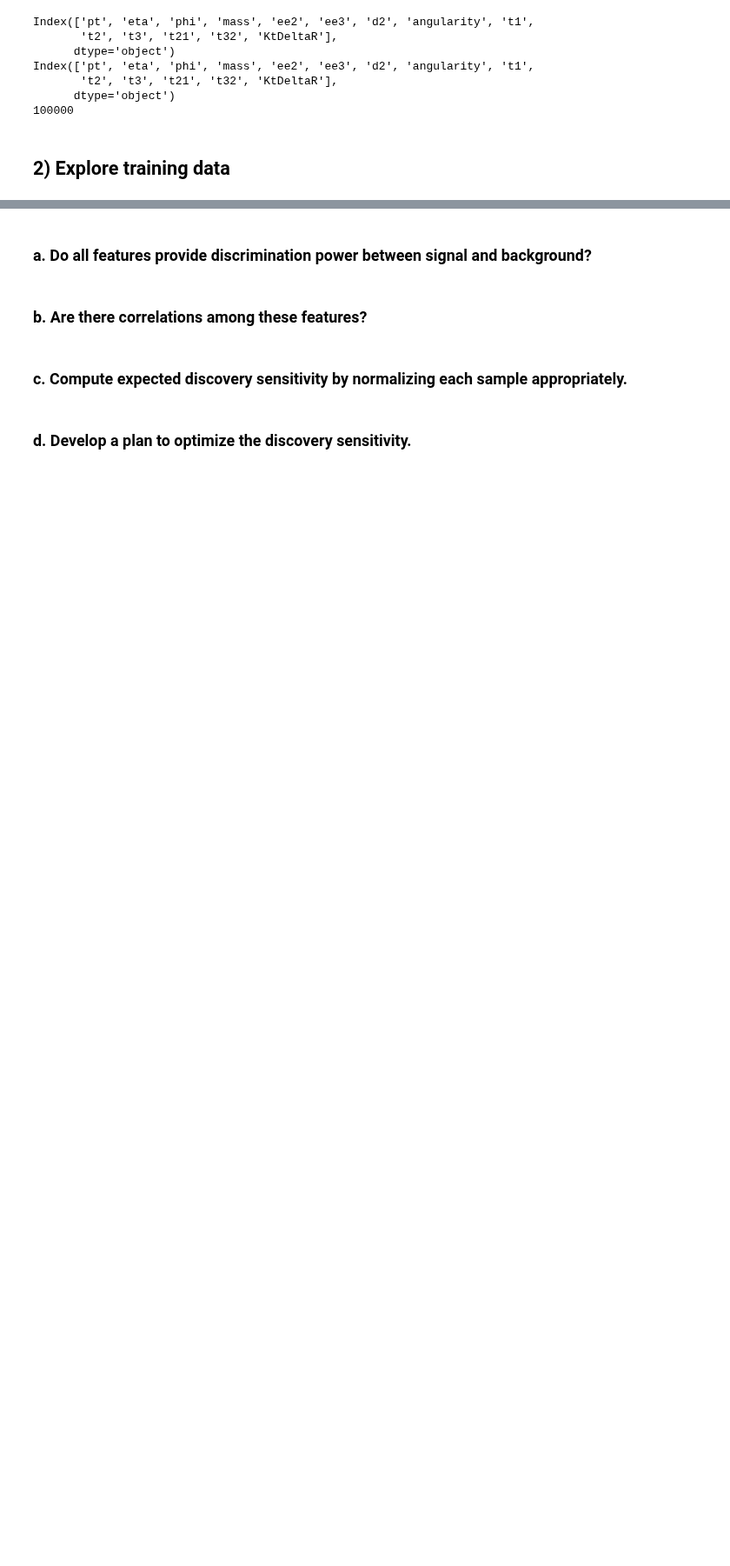
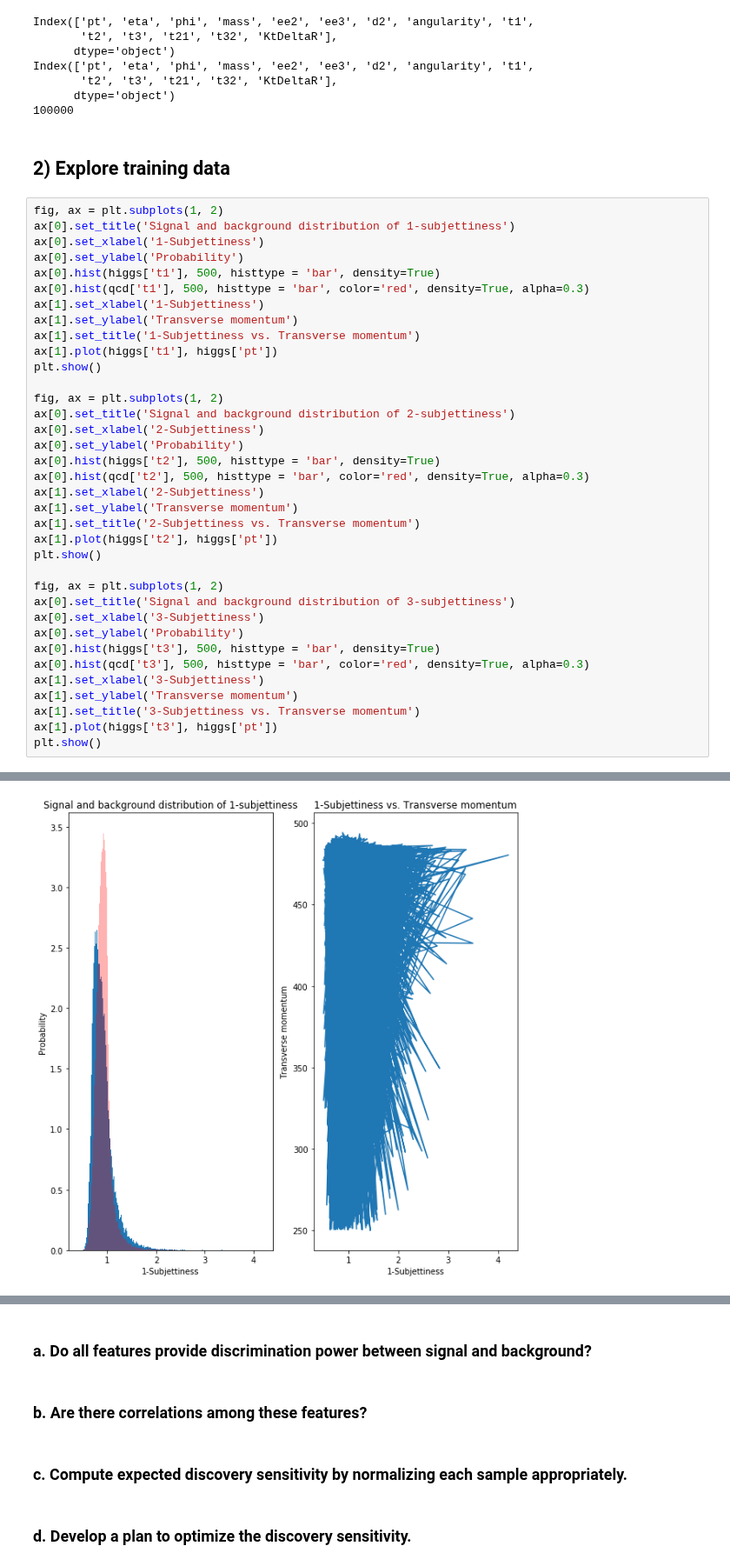
Before and after one commit to elocj/PHYS434, a Jupyter notebook: lab5/lab5.ipynb, the cells around one changed output, grey strips where cells are left out. Shown at 87% size. Cells and saved outputs as stored; diff of their text form; blank space fills up the shorter version.

Commit message:
added some graphs

```diff
--- a/lab5/lab5.ipynb
+++ b/lab5/lab5.ipynb
@@ -72,3 +77,40 @@ Index(['pt', 'eta', 'phi', 'mass', 'ee2', 'ee3', 'd2', 'angularity', 't1',
 100000
 # %% [markdown]
 ## 2) Explore training data
+# %%
+fig, ax = plt.subplots(1, 2)
+ax[0].set_title('Signal and background distribution of 1-subjettiness')
+ax[0].set_xlabel('1-Subjettiness')
+ax[0].set_ylabel('Probability')
+ax[0].hist(higgs['t1'], 500, histtype = 'bar', density=True)
+ax[0].hist(qcd['t1'], 500, histtype = 'bar', color='red', density=True, alpha=0.3)
+ax[1].set_xlabel('1-Subjettiness')
+ax[1].set_ylabel('Transverse momentum')
+ax[1].set_title('1-Subjettiness vs. Transverse momentum')
+ax[1].plot(higgs['t1'], higgs['pt'])
+plt.show()
+
+fig, ax = plt.subplots(1, 2)
+ax[0].set_title('Signal and background distribution of 2-subjettiness')
+ax[0].set_xlabel('2-Subjettiness')
+ax[0].set_ylabel('Probability')
+ax[0].hist(higgs['t2'], 500, histtype = 'bar', density=True)
+ax[0].hist(qcd['t2'], 500, histtype = 'bar', color='red', density=True, alpha=0.3)
+ax[1].set_xlabel('2-Subjettiness')
+ax[1].set_ylabel('Transverse momentum')
+ax[1].set_title('2-Subjettiness vs. Transverse momentum')
+ax[1].plot(higgs['t2'], higgs['pt'])
+plt.show()
+
+fig, ax = plt.subplots(1, 2)
+ax[0].set_title('Signal and background distribution of 3-subjettiness')
+ax[0].set_xlabel('3-Subjettiness')
+ax[0].set_ylabel('Probability')
+ax[0].hist(higgs['t3'], 500, histtype = 'bar', density=True)
+ax[0].hist(qcd['t3'], 500, histtype = 'bar', color='red', density=True, alpha=0.3)
+ax[1].set_xlabel('3-Subjettiness')
+ax[1].set_ylabel('Transverse momentum')
+ax[1].set_title('3-Subjettiness vs. Transverse momentum')
+ax[1].plot(higgs['t3'], higgs['pt'])
+plt.show()
+# %% [output]
@@ -74,0 +118 @@ Index(['pt', 'eta', 'phi', 'mass', 'ee2', 'ee3', 'd2', 'angularity', 't1',
+[figure, added]
```
Also changed, not shown: parts of 7 cells of this notebook.
